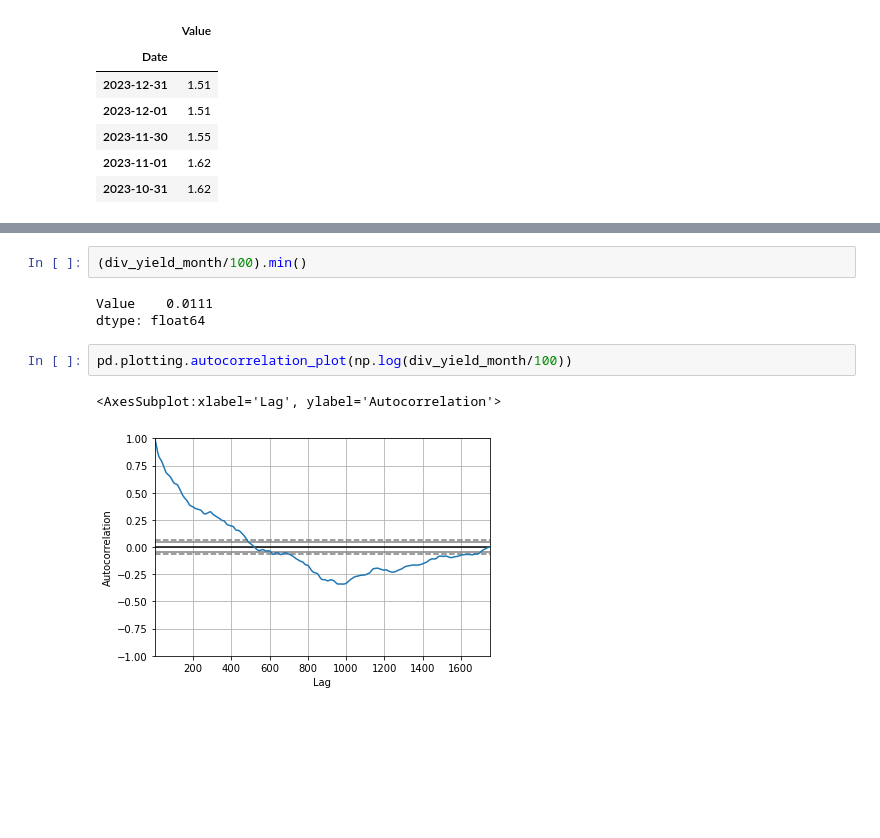
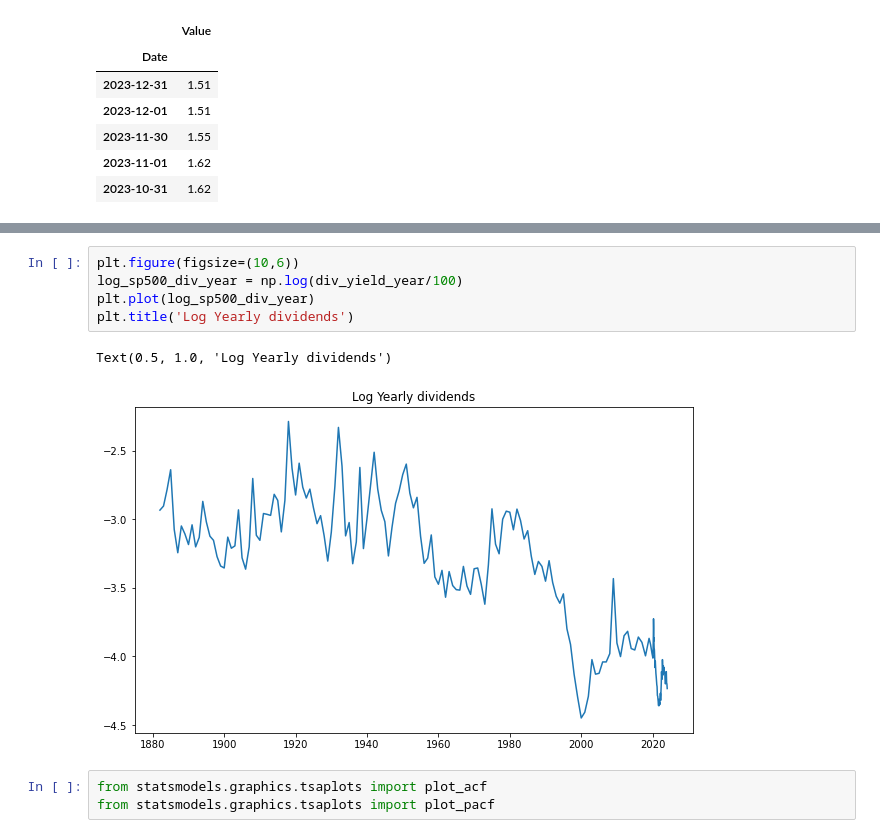
Before and after one commit to lmaksymenko/BerkeleyCourses, a Jupyter notebook: MFE230E/Assignment 5 IP.ipynb, the cells around one changed output, grey strips where cells are left out. Saved outputs shown, nothing was run; the diff lists cells and outputs as text; blank space fills up the shorter version.

```diff
--- a/MFE230E/Assignment 5 IP.ipynb
+++ b/MFE230E/Assignment 5 IP.ipynb
@@ -386,10 +384,11 @@ plt.plot(div_yield_month/100)
 # %%
-(div_yield_month/100).min()
+plt.figure(figsize=(10,6))
+log_sp500_div_year = np.log(div_yield_year/100)
+plt.plot(log_sp500_div_year)
+plt.title('Log Yearly dividends')
 # %% [output]
-Value    0.0111
-dtype: float64
+Text(0.5, 1.0, 'Log Yearly dividends')
+[figure, added]
-# %%
-pd.plotting.autocorrelation_plot(np.log(div_yield_month/100))
-# %% [output]
-<AxesSubplot:xlabel='Lag', ylabel='Autocorrelation'>
-[figure, removed]
+# %%
+from statsmodels.graphics.tsaplots import plot_acf
+from statsmodels.graphics.tsaplots import plot_pacf
```
Also changed, not shown: parts of 28 cells of this notebook, 1 other file.
